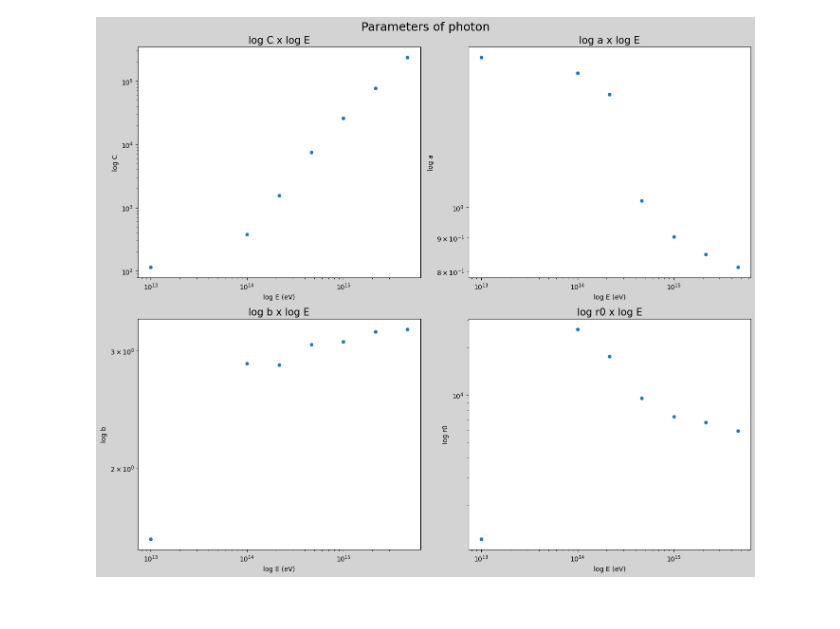
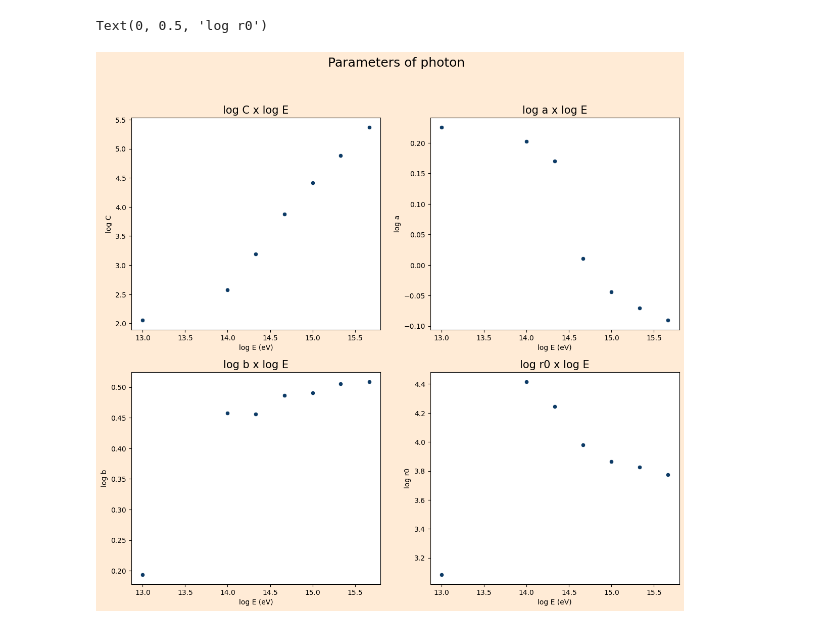
Before and after one commit to lucas-orfei/mestrado, a Jupyter notebook: parameters.ipynb, the cells around one changed output. Cells and saved outputs as stored; diff of their text form; code cells hidden in the pictures.

```diff
--- a/parameters.ipynb
+++ b/parameters.ipynb
@@ -11,45 +11,53 @@ import seaborn as sns
 # %%
 # Fóton
 
 C = [114.6,379.2,1543,7530,2.581E04,7.703E04,2.346E05]
 a = [1.681,1.594, 1.479,1.024, 0.9032,0.8501,0.8128]
 b = [1.563,2.869, 2.856,3.063, 3.093,3.203,3.228]
 r0 = [1217,2.606E04,1.762E04,9531,7307, 6729,5923]
 E = [1E13,1E14, 2.15E14, 4.64E14,1E15,2.15E15,4.64E15]
 
 
-fig, ax = plt.subplots(2, 2, figsize = (14, 12), facecolor = 'lightgray')
+logC = np.log10(C)
+loga = np.log10(a)
+logb = np.log10(b)
+logr0 = np.log10(r0)
+logE = np.log10(E)
+
+
+fig, ax = plt.subplots(2, 2, figsize = (14, 12), facecolor = '#FFEBD6')
 fig.suptitle('Parameters of photon', size = 18)
-fig.tight_layout()
-sns.scatterplot(x = E, y = C, ax = ax[0,0])
-sns.scatterplot(x = E, y = a, ax = ax[0,1])
-sns.scatterplot(x = E, y = b, ax = ax[1,0])
-sns.scatterplot(x = E, y = r0, ax = ax[1,1])
+#fig.tight_layout(pad = 5)
+sns.scatterplot(x = logE, y = logC, ax = ax[0,0], color = '#0D3B66')
+sns.scatterplot(x = logE, y = loga, ax = ax[0,1], color = '#0D3B66')
+sns.scatterplot(x = logE, y = logb, ax = ax[1,0], color = '#0D3B66')
+sns.scatterplot(x = logE, y = logr0, ax = ax[1,1], color = '#0D3B66')
 
 ax[0,0].set_title('log C x log E', size = 15)
 ax[0,0].set_xlabel('log E (eV)')
 ax[0,0].set_ylabel('log C')
-ax[0,0].set_xscale('log')
-ax[0,0].set_yscale('log')
+#ax[0,0].set_xscale('log')
+#ax[0,0].set_yscale('log')
 
 ax[0,1].set_title('log a x log E', size = 15)
 ax[0,1].set_xlabel('log E (eV)')
 ax[0,1].set_ylabel('log a')
-ax[0,1].set_xscale('log')
-ax[0,1].set_yscale('log')
+#ax[0,1].set_xscale('log')
+#ax[0,1].set_yscale('log')
 
 ax[1,0].set_title('log b x log E', size = 15)
 ax[1,0].set_xlabel('log E (eV)')
 ax[1,0].set_ylabel('log b')
-ax[1,0].set_xscale('log')
-ax[1,0].set_yscale('log')
+#ax[1,0].set_xscale('log')
+#ax[1,0].set_yscale('log')
 
 ax[1,1].set_title('log r0 x log E', size = 15)
 ax[1,1].set_xlabel('log E (eV)')
 ax[1,1].set_ylabel('log r0')
-ax[1,1].set_xscale('log')
-ax[1,1].set_yscale('log')
+#ax[1,1].set_xscale('log')
+#ax[1,1].set_yscale('log')
 
 #yticks - numeros na escala
 # %% [output]
+Text(0, 0.5, 'log r0')
-[figure, old version]
+[figure, new version]
```
Also changed, not shown: parts of 7 cells of this notebook.
